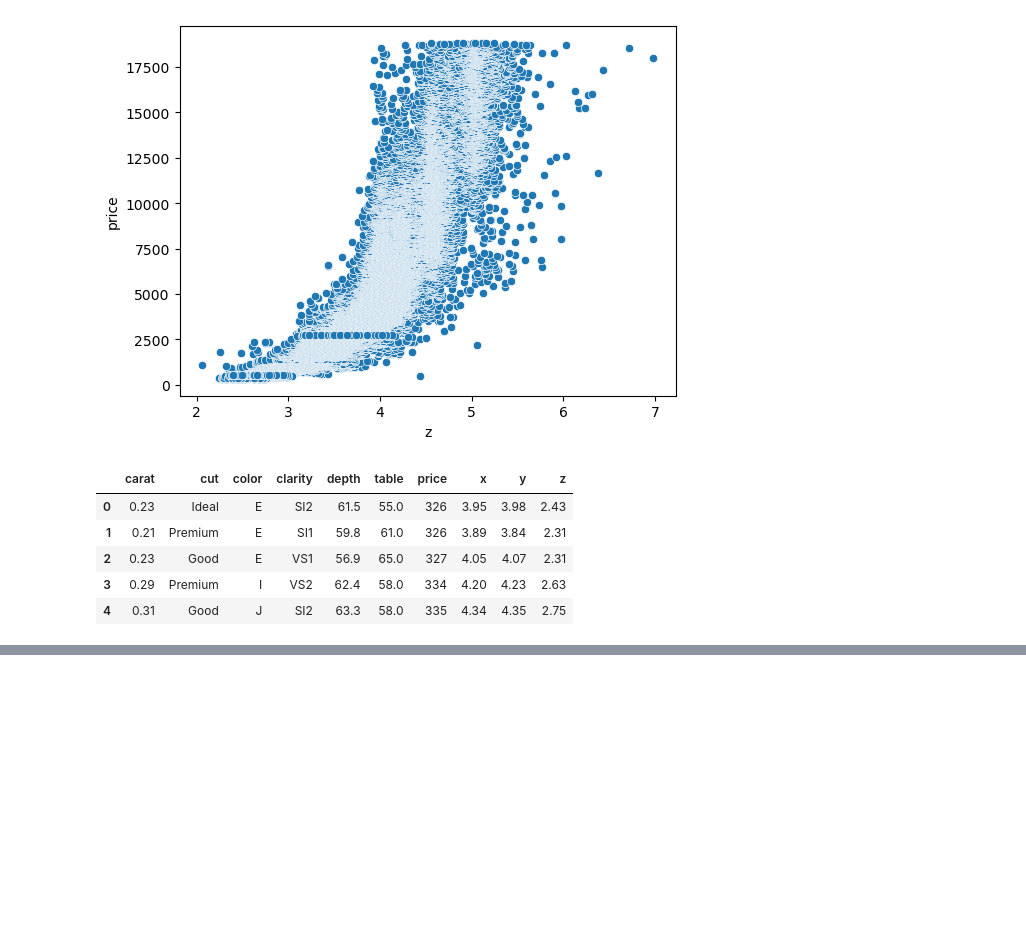
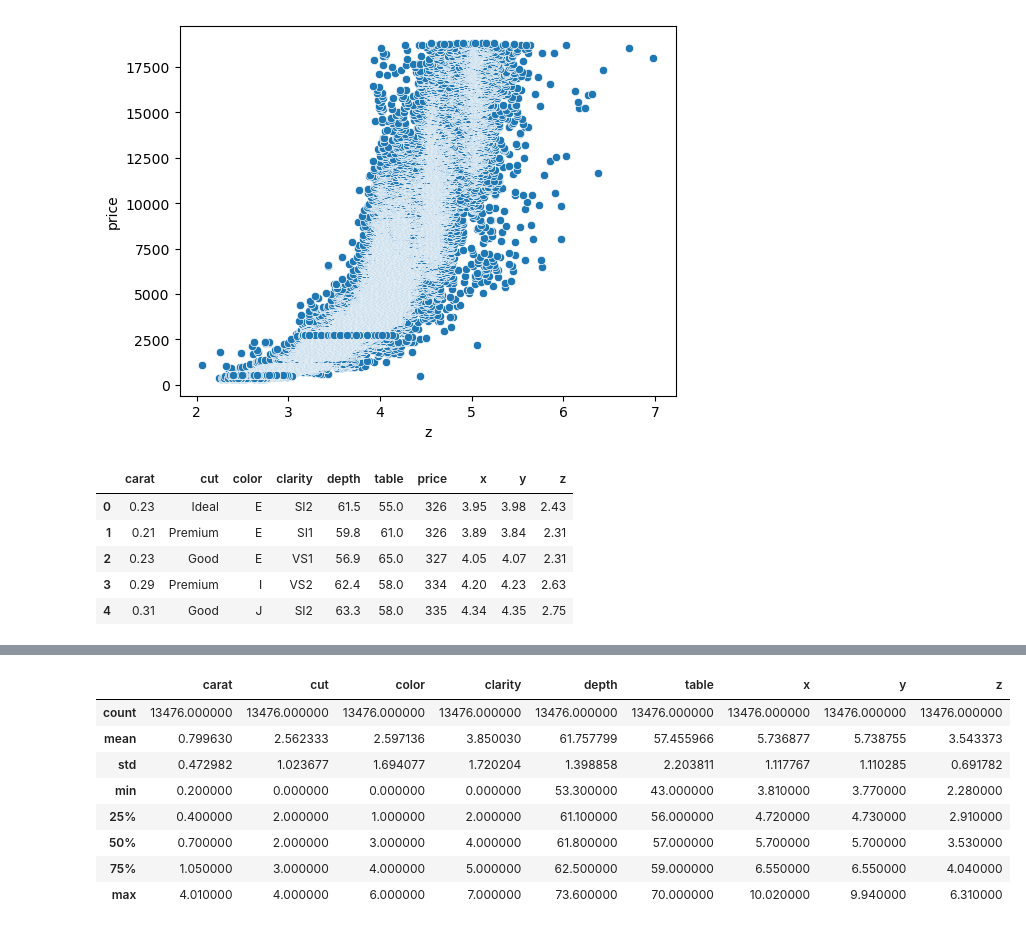
Before and after one commit to AbdullahTurgut/Machine-Learning, a Jupyter notebook: 11- SVMRegressor.ipynb, the cells around one changed output, grey strips where cells are left out. Cells and saved outputs as stored; diff of their text form; code cells hidden in the pictures; blank space fills up the shorter version.

```diff
--- a/11- SVMRegressor.ipynb
+++ b/11- SVMRegressor.ipynb
@@ -186,0 +236,3 @@ df.head()
+# %%
+X= df.drop('price',axis=1)
+y = df['price']
@@ -186,0 +250,2 @@ df.head()
+# %%
+X_train,X_test,y_train,y_test = train_test_split(X,y,train_size=0.25,random_state=15)
@@ -186,0 +254,6 @@ df.head()
+# %%
+labelEncode = LabelEncoder()
+# %%
+for col in ["cut","color","clarity"]:
+    X_train[col] = labelEncode.fit_transform(X_train[col])
+    X_test[col] = labelEncode.transform(X_test[col])
@@ -186,0 +298,12 @@ df.head()
+# %%
+X_train.describe()
+# %% [output]
+|  | carat | cut | color | clarity | depth | table | x | y | z |
+| count | 13476.000000 | 13476.000000 | 13476.000000 | 13476.000000 | 13476.000000 | 13476.000000 | 13476.000000 | 13476.000000 | 13476.000000 |
+| mean | 0.799630 | 2.562333 | 2.597136 | 3.850030 | 61.757799 | 57.455966 | 5.736877 | 5.738755 | 3.543373 |
+| std | 0.472982 | 1.023677 | 1.694077 | 1.720204 | 1.398858 | 2.203811 | 1.117767 | 1.110285 | 0.691782 |
+| min | 0.200000 | 0.000000 | 0.000000 | 0.000000 | 53.300000 | 43.000000 | 3.810000 | 3.770000 | 2.280000 |
+| 25% | 0.400000 | 2.000000 | 1.000000 | 2.000000 | 61.100000 | 56.000000 | 4.720000 | 4.730000 | 2.910000 |
+| 50% | 0.700000 | 2.000000 | 3.000000 | 4.000000 | 61.800000 | 57.000000 | 5.700000 | 5.700000 | 3.530000 |
+| 75% | 1.050000 | 3.000000 | 4.000000 | 5.000000 | 62.500000 | 59.000000 | 6.550000 | 6.550000 | 4.040000 |
+| max | 4.010000 | 4.000000 | 6.000000 | 7.000000 | 73.600000 | 70.000000 | 10.020000 | 9.940000 | 6.310000 |
```
Also changed, not shown: parts of 13 cells of this notebook.
